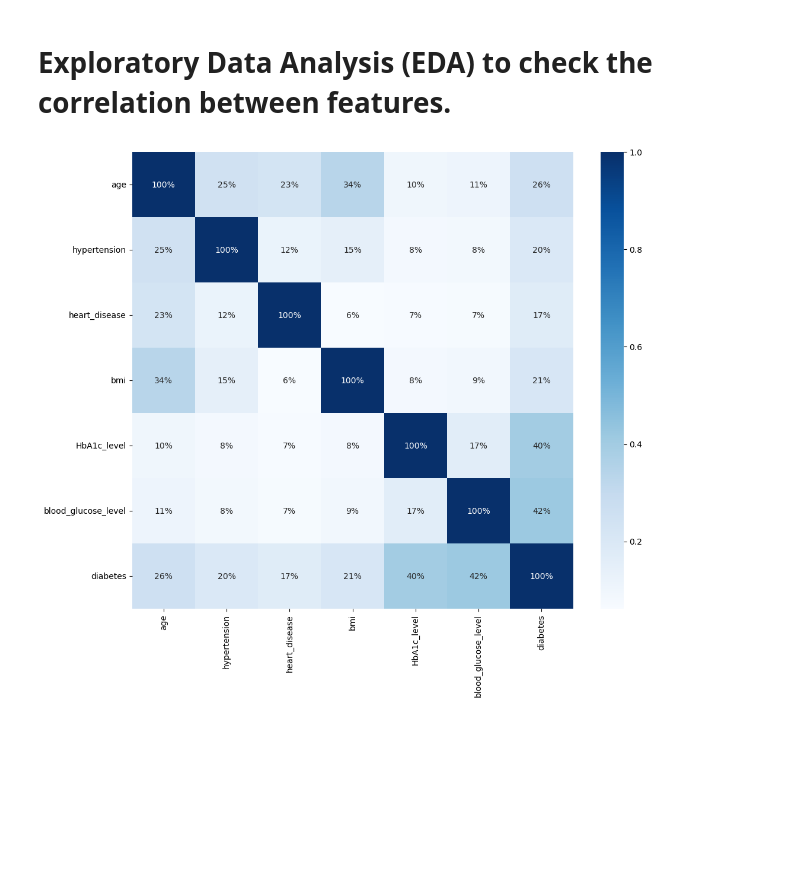
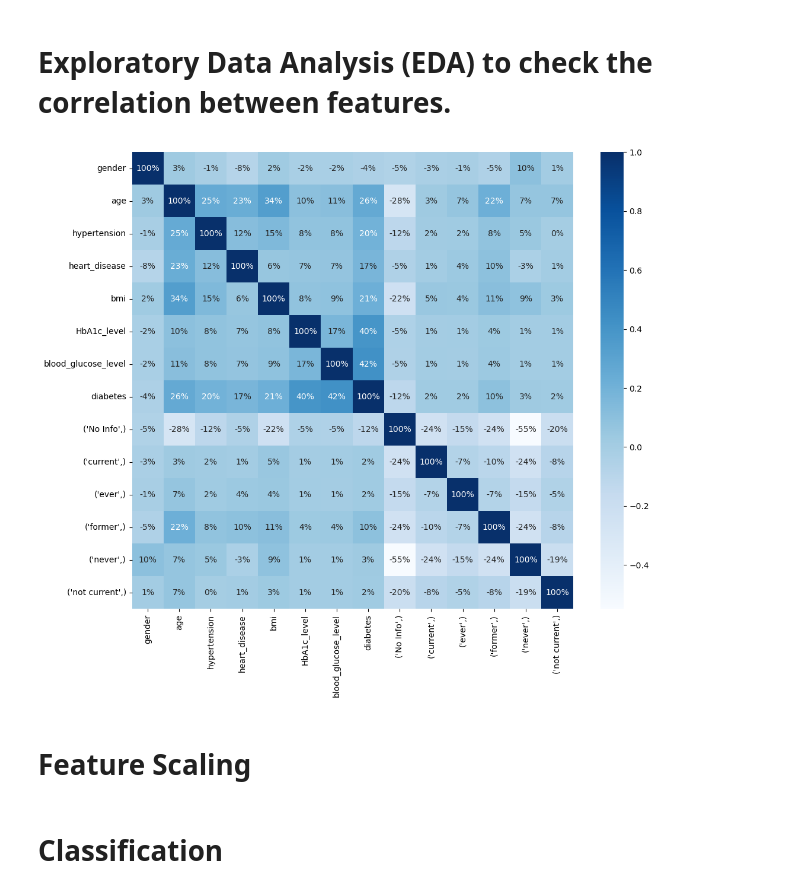
Before and after one commit to PrathamKumar125/Diabetes_Prediction_model, a Jupyter notebook: Diabetes Prediction Model.ipynb, the cells around one changed output. Cells and saved outputs as stored; diff of their text form; code cells hidden in the pictures; blank space fills up the shorter version.

```diff
--- a/Diabetes Prediction Model.ipynb
+++ b/Diabetes Prediction Model.ipynb
@@ -91,3 +91,7 @@ Data columns (total 9 columns):
  8   diabetes             100000 non-null  int64
 dtypes: float64(2), int32(1), int64(4), object(2)
 memory usage: 6.5+ MB
+# %%
+map_name={'Male':1,'Female':2,'Other':3}
+df['gender']=df['gender'].map(map_name)
+print(df)
@@ -93,0 +116,21 @@ memory usage: 6.5+ MB
+# %%
+from sklearn.preprocessing import OneHotEncoder
+import pandas as pd
+
+# Create an instance of OneHotEncoder
+ohe = OneHotEncoder()
+
+# Fit and transform the 'Color' column of the DataFrame using OneHotEncoder
+x = ohe.fit_transform(df[['smoking_history']].values).toarray()
+
+# Convert the one-hot encoded data into a DataFrame
+df1 = pd.DataFrame(x, columns=ohe.categories_)
+
+# Concatenate the original DataFrame 'df' and the one-hot encoded DataFrame 'df1'
+df2 = pd.concat([df, df1], axis=1)
+
+# Drop the original 'Color' column from the concatenated DataFrame 'df2'
+df2 = df2.drop(['smoking_history'], axis=1)
+
+# Print the resulting DataFrame 'df2'
+print(df2)
@@ -128,7 +189,9 @@ plt.show()
 # Exploratory Data Analysis (EDA) to check the correlation between features.
 # %%
 axis = plt.figure(figsize=(12,10))
-sns.heatmap(df.corr() , annot= True , cmap = "Blues" , fmt=".0%")
+sns.heatmap(df2.corr() , annot= True , cmap = "Blues" , fmt=".0%")
 plt.show()
 # %% [output]
-[figure, old version]
+[figure, new version]
+# %% [markdown]
+# Feature Scaling
@@ -134,0 +206,2 @@ plt.show()
+# %% [markdown]
+# Classification
```
Also changed, not shown: parts of 13 cells of this notebook.
